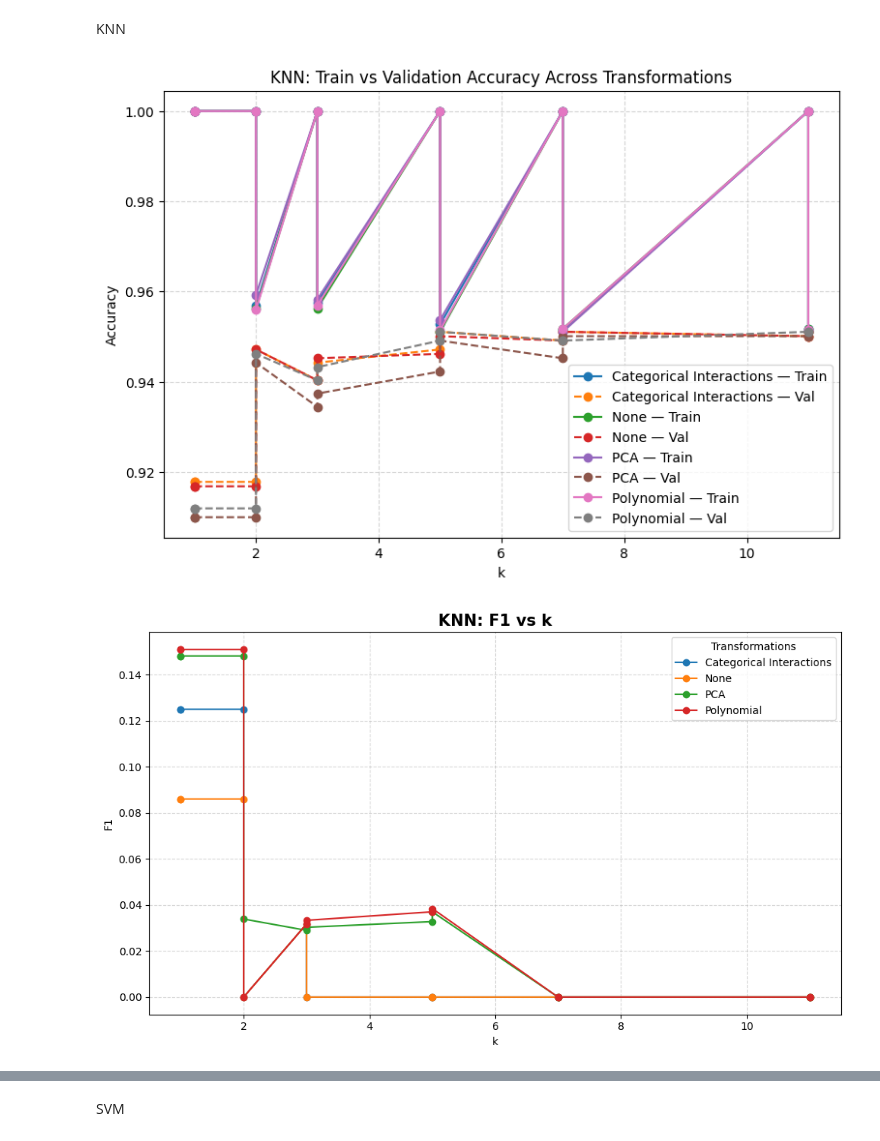
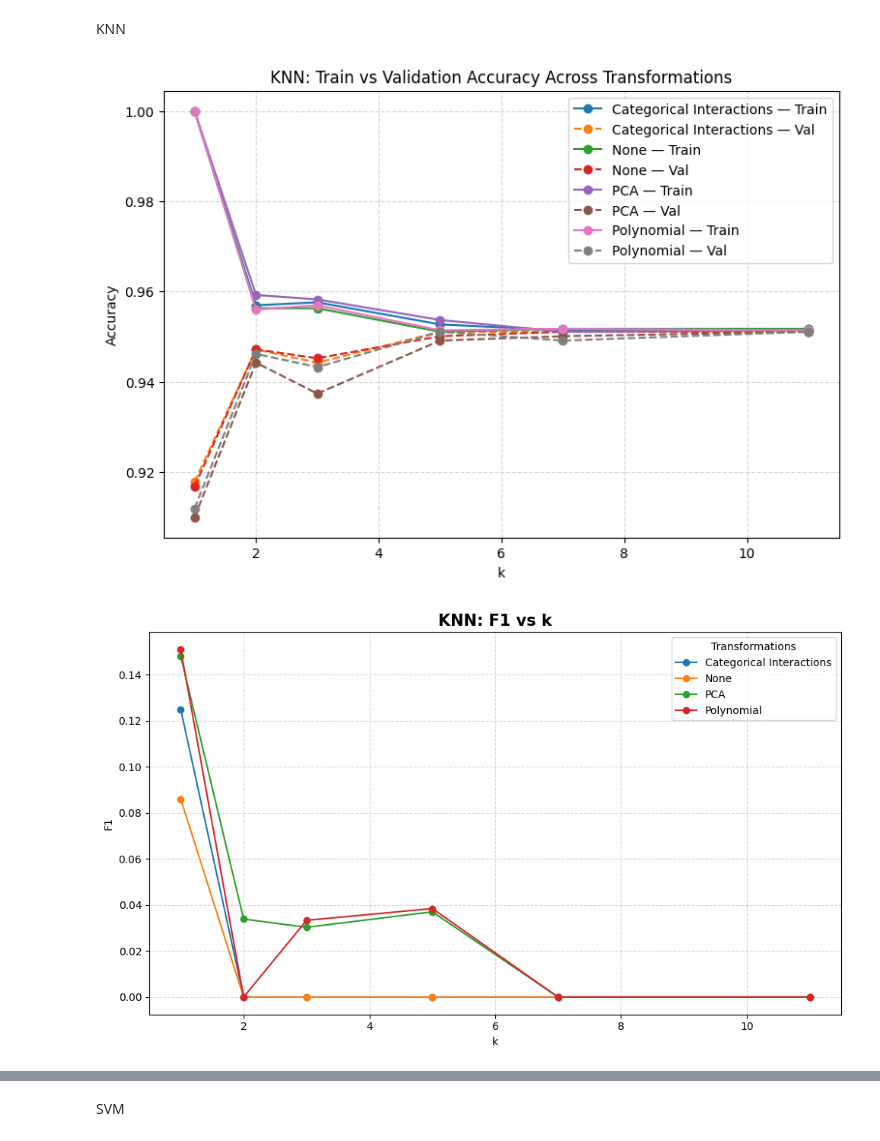
Before and after one commit to anthony-lamelas/Stroke_Prediction, a Jupyter notebook: main.ipynb, the cells around one changed output, grey strips where cells are left out. Saved outputs shown, nothing was run; the diff lists cells and outputs as text; code cells hidden in the pictures.

Commit message:
added a few graphs for knn but theyre a mess right now

```diff
--- a/main.ipynb
+++ b/main.ipynb
@@ -2183,17 +2182,32 @@ Logistic Regression
 KNN
 # %%
 col_names = ["Training Accuracy", "Validation Accuracy"]
+knn_filtered_uniform = knn_results_df[knn_results_df["Weighting"] == "Uniform"]
 
-plot_train_vs_val_accuracy_by_transformation(knn_results_df, model_name="KNN", hyperparam_col="k", col_names=col_names)
-plot_metric_vs_hyperparam(knn_results_df,
+plot_train_vs_val_accuracy_by_transformation(knn_filtered_uniform, model_name="KNN", hyperparam_col="k", col_names=col_names)
+plot_metric_vs_hyperparam(knn_filtered_uniform,
                           model_name="KNN",
                           hyperparam_col="k",
                           metric_col="F1")
 
-plot_metric_vs_hyperparam(knn_results_df,
+plot_metric_vs_hyperparam(knn_filtered_uniform,
                           model_name="KNN",
                           hyperparam_col="k",
                           metric_col="Recall")
+
+knn_filtered_distance = knn_results_df[knn_results_df["Weighting"] == "Distance"]
+
+
+plot_train_vs_val_accuracy_by_transformation(knn_filtered_distance, model_name="KNN", hyperparam_col="k", col_names=col_names)
+plot_metric_vs_hyperparam(knn_filtered_distance,
+                          model_name="KNN",
+                          hyperparam_col="k",
+                          metric_col="F1")
+
+plot_metric_vs_hyperparam(knn_filtered_distance,
+                          model_name="KNN",
+                          hyperparam_col="k",
+                          metric_col="Recall")
 # %% [output]
-[figure, old version]
+[figure, new version]
-[figure, old version]
+[figure, new version]
```
Also changed, not shown: parts of 3 cells of this notebook.
